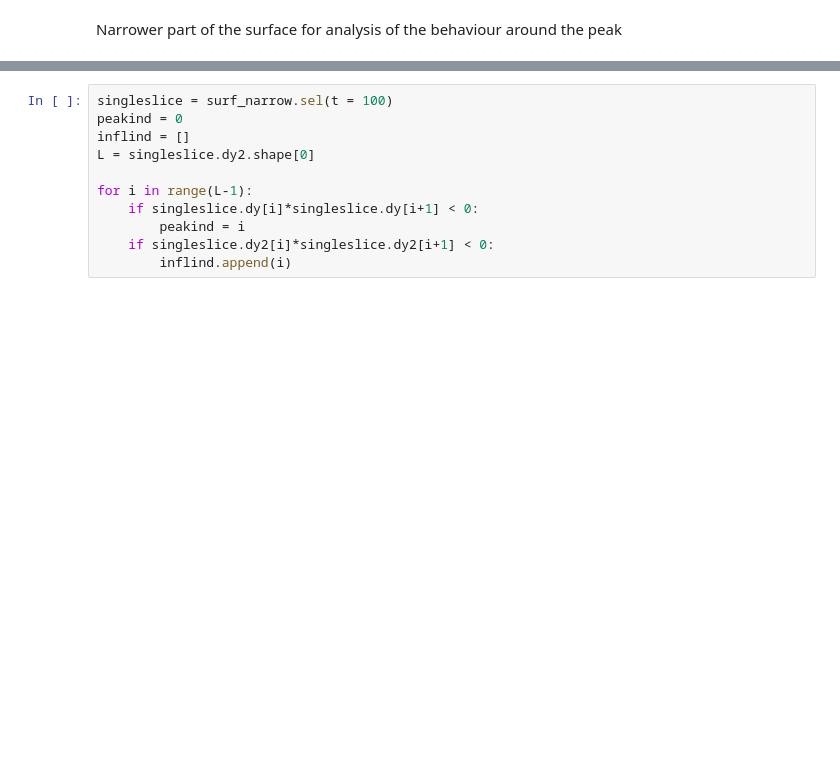
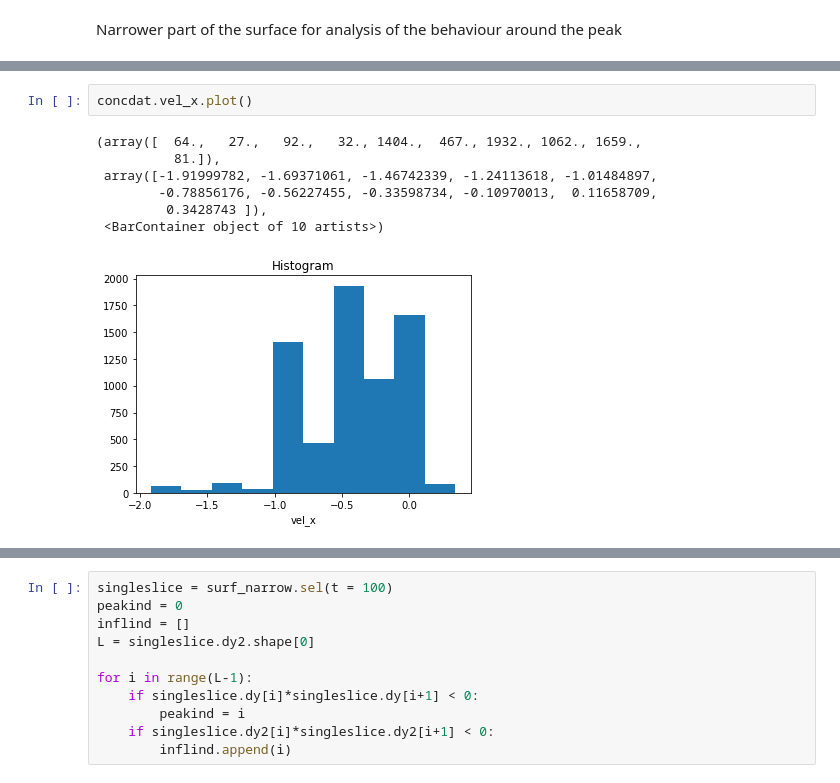
Before and after one commit to janeeleven/rces-final-project, a Jupyter notebook: ice_rise_xarray.ipynb, the cells around one changed output, grey strips where cells are left out. Drawn from its saved outputs; the diff is of its cells as text; blank space fills up the shorter version.

```diff
--- a/ice_rise_xarray.ipynb
+++ b/ice_rise_xarray.ipynb
@@ -166,0 +299,10 @@ Data variables:
+# %%
+concdat.vel_x.plot()
+# %% [output]
+(array([  64.,   27.,   92.,   32., 1404.,  467., 1932., 1062., 1659.,
+          81.]),
+ array([-1.91999782, -1.69371061, -1.46742339, -1.24113618, -1.01484897,
+        -0.78856176, -0.56227455, -0.33598734, -0.10970013,  0.11658709,
+         0.3428743 ]),
+ <BarContainer object of 10 artists>)
+[figure, added]
```
Also changed, not shown: parts of 26 cells of this notebook.
